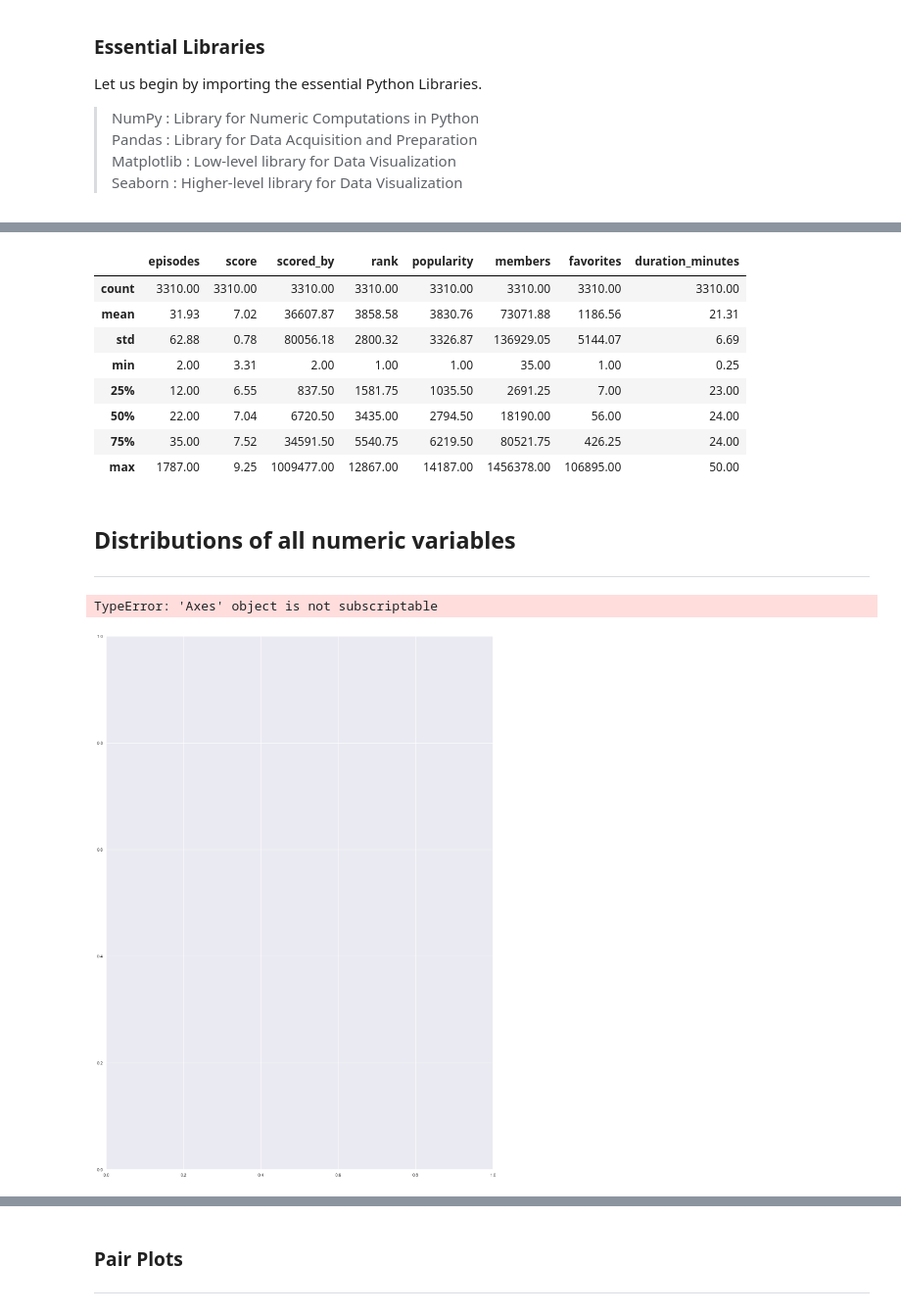
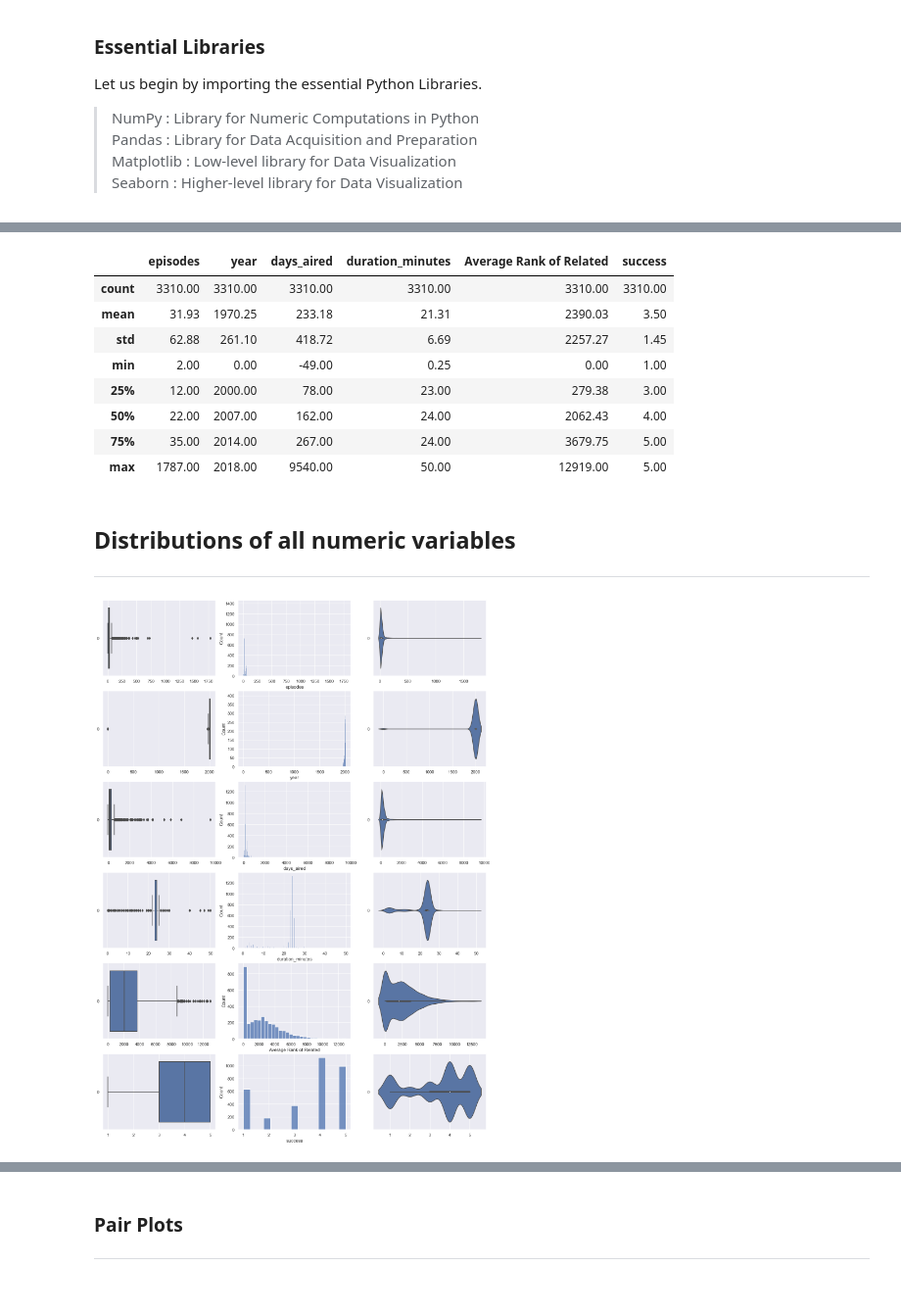
Before and after one commit to TanGuiShan/mini_project, a Jupyter notebook: Data Visualisation.ipynb, the cells around one changed output, grey strips where cells are left out. Shown at 98% size. Drawn from its saved outputs; the diff is of its cells as text; code cells hidden in the pictures.

Commit message:
Update Data Visualisation to work with new cleaned data

```diff
--- a/Data Visualisation.ipynb
+++ b/Data Visualisation.ipynb
@@ -51,30 +74,29 @@ animelist.describe()
 # %%
-numeric_data = pd.DataFrame(animelist[['episodes', 'score', 'scored_by', 'rank', 'popularity', 'members', 'favorites', 'duration_minutes']])
+numeric_data = pd.DataFrame(animelist[['episodes', 'year','days_aired','duration_minutes','Average Rank of Related','success']])
 numeric_data.describe().round(2)
 # %% [output]
-|  | episodes | score | scored_by | rank | popularity | members | favorites | duration_minutes |
-| count | 3310.00 | 3310.00 | 3310.00 | 3310.00 | 3310.00 | 3310.00 | 3310.00 | 3310.00 |
-| mean | 31.93 | 7.02 | 36607.87 | 3858.58 | 3830.76 | 73071.88 | 1186.56 | 21.31 |
-| std | 62.88 | 0.78 | 80056.18 | 2800.32 | 3326.87 | 136929.05 | 5144.07 | 6.69 |
-| min | 2.00 | 3.31 | 2.00 | 1.00 | 1.00 | 35.00 | 1.00 | 0.25 |
-| 25% | 12.00 | 6.55 | 837.50 | 1581.75 | 1035.50 | 2691.25 | 7.00 | 23.00 |
-| 50% | 22.00 | 7.04 | 6720.50 | 3435.00 | 2794.50 | 18190.00 | 56.00 | 24.00 |
-| 75% | 35.00 | 7.52 | 34591.50 | 5540.75 | 6219.50 | 80521.75 | 426.25 | 24.00 |
-| max | 1787.00 | 9.25 | 1009477.00 | 12867.00 | 14187.00 | 1456378.00 | 106895.00 | 50.00 |
+|  | episodes | year | days_aired | duration_minutes | Average Rank of Related | success |
+| count | 3310.00 | 3310.00 | 3310.00 | 3310.00 | 3310.00 | 3310.00 |
+| mean | 31.93 | 1970.25 | 233.18 | 21.31 | 2390.03 | 3.50 |
+| std | 62.88 | 261.10 | 418.72 | 6.69 | 2257.27 | 1.45 |
+| min | 2.00 | 0.00 | -49.00 | 0.25 | 0.00 | 1.00 |
+| 25% | 12.00 | 2000.00 | 78.00 | 23.00 | 279.38 | 3.00 |
+| 50% | 22.00 | 2007.00 | 162.00 | 24.00 | 2062.43 | 4.00 |
+| 75% | 35.00 | 2014.00 | 267.00 | 24.00 | 3679.75 | 5.00 |
+| max | 1787.00 | 2018.00 | 9540.00 | 50.00 | 12919.00 | 5.00 |
 # %% [markdown]
 ## Distributions of all numeric variables
 ---
 # %%
 # Draw the distributions of all variables
-f, axes = plt.subplots(3, 3, figsize=(18, 25))
+f, axes = plt.subplots(numeric_data.shape[1], 3, figsize=(18, 25))
 
 count = 0
 for var in numeric_data:
     sb.boxplot(data = numeric_data[var], orient = "h", ax = axes[count,0])
     sb.histplot(data = numeric_data[var], ax = axes[count,1])
     sb.violinplot(data = numeric_data[var], orient = "h", ax = axes[count,2])
     count += 1
 # %% [output]
-TypeError: 'Axes' object is not subscriptable
-[figure, old version]
+[figure, new version]
 # %% [markdown]
```
Also changed, not shown: parts of 31 cells of this notebook.
